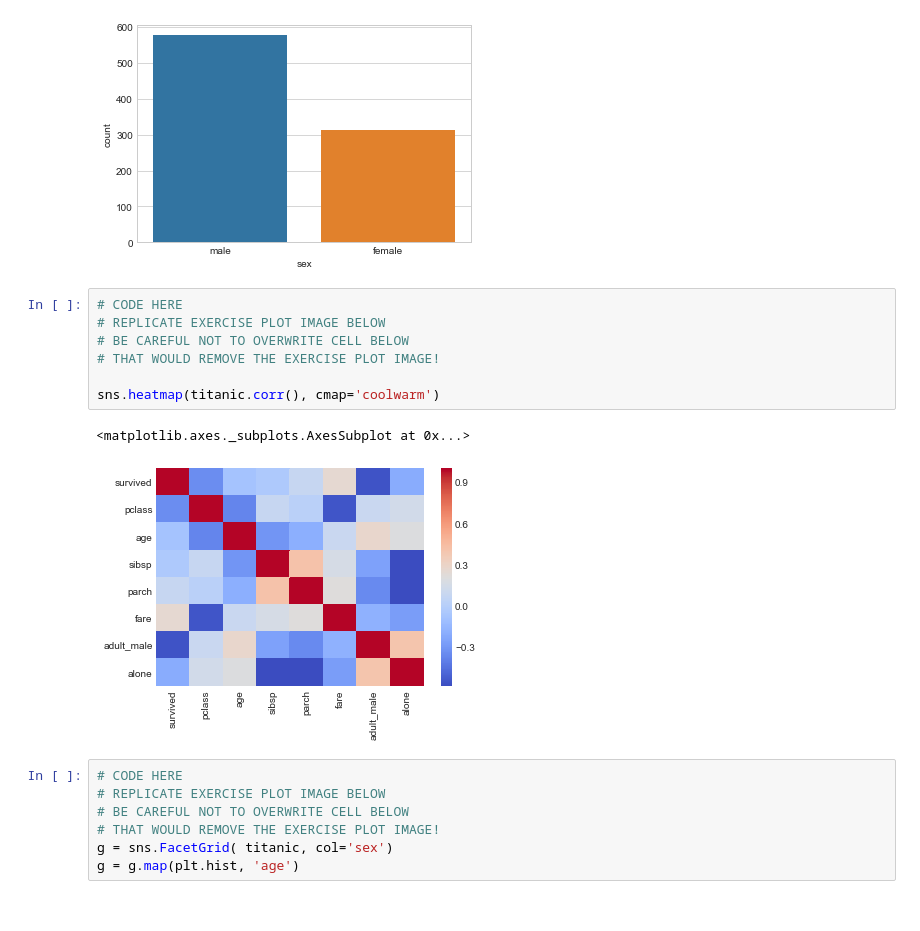
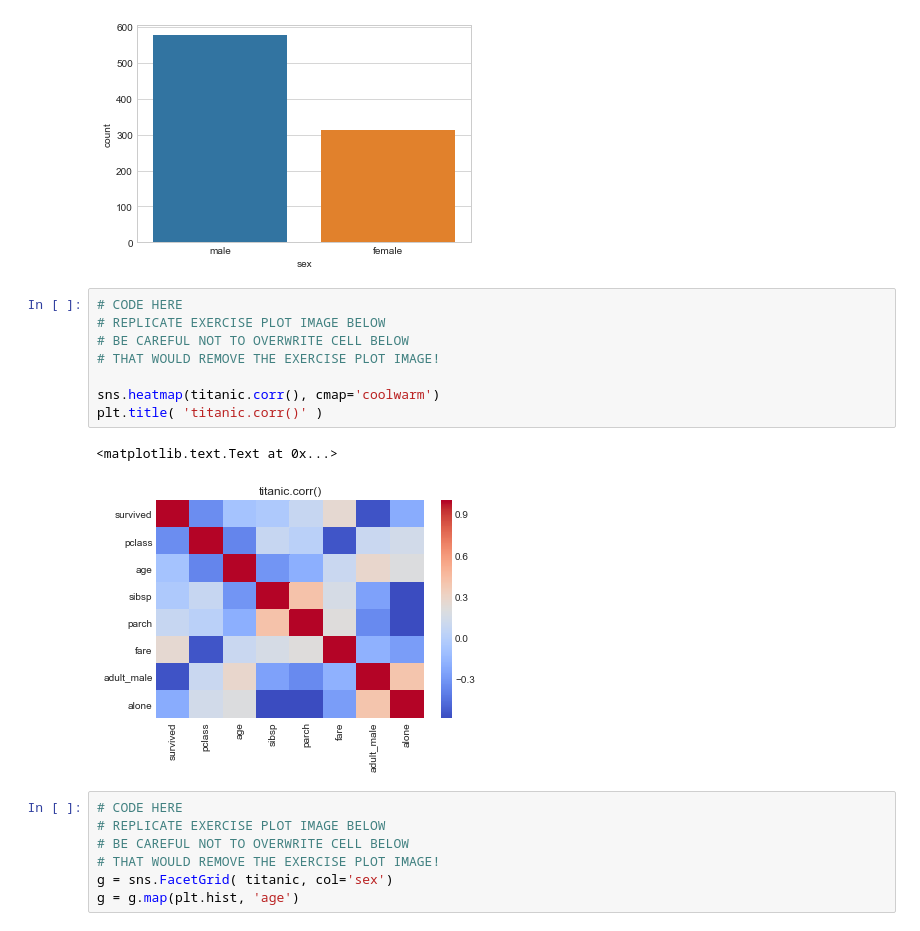
Before and after one commit to jlopez1423/titanic-dataset-seaborn, a Jupyter notebook: Seaborn Exercises.ipynb, the cells around one changed output. Cells and saved outputs as stored; diff of their text form.

```diff
--- a/Seaborn Exercises.ipynb
+++ b/Seaborn Exercises.ipynb
@@ -64,13 +64,14 @@ sns.countplot(x='sex', data=titanic)
 # %%
 # CODE HERE
 # REPLICATE EXERCISE PLOT IMAGE BELOW
 # BE CAREFUL NOT TO OVERWRITE CELL BELOW
 # THAT WOULD REMOVE THE EXERCISE PLOT IMAGE!
 
 sns.heatmap(titanic.corr(), cmap='coolwarm')
+plt.title( 'titanic.corr()' )
 # %% [output]
-<matplotlib.axes._subplots.AxesSubplot at 0x...>
+<matplotlib.text.Text at 0x...>
-[figure, old version]
+[figure, new version]
 # %%
 # CODE HERE
 # REPLICATE EXERCISE PLOT IMAGE BELOW
```
Also changed, not shown: parts of 1 cell of this notebook.
